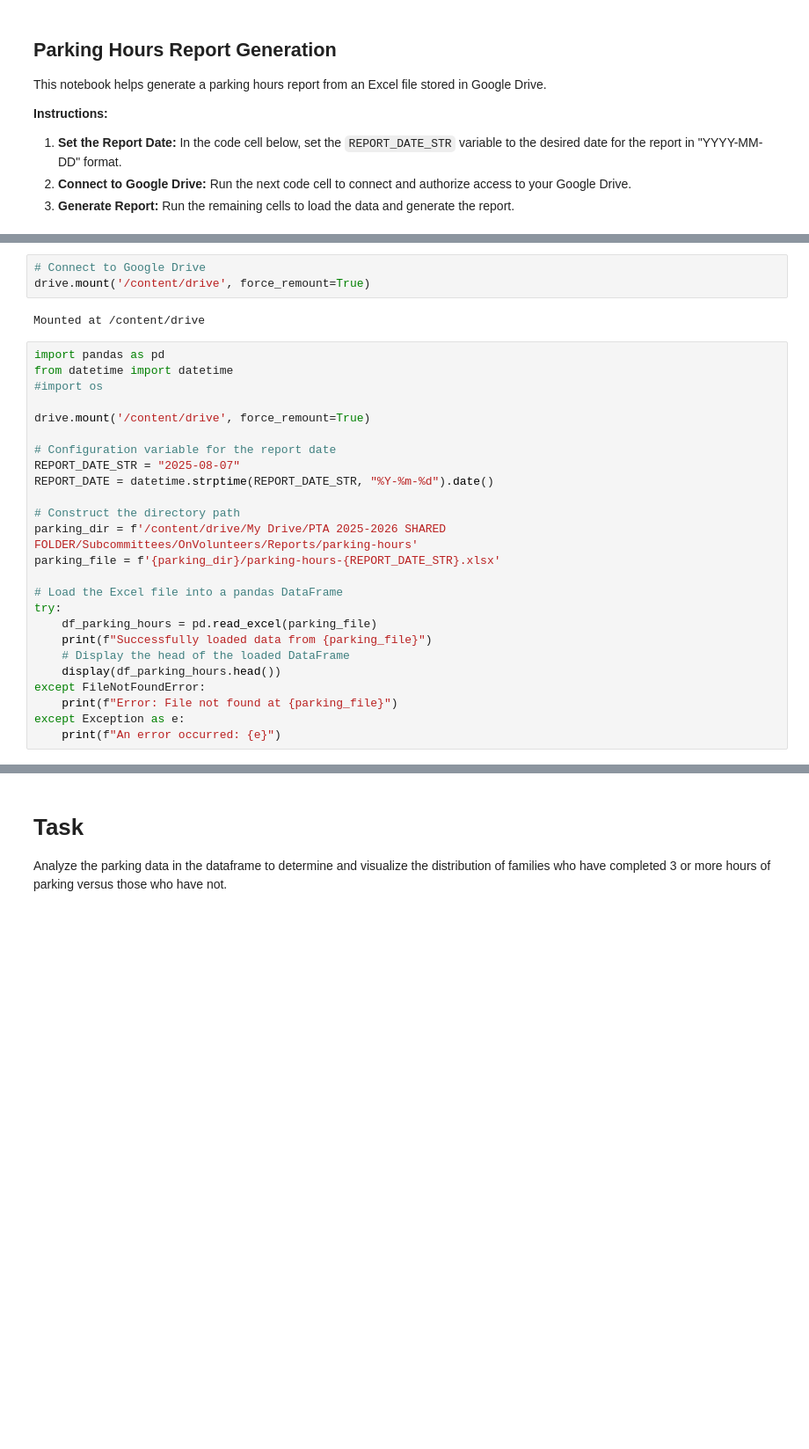
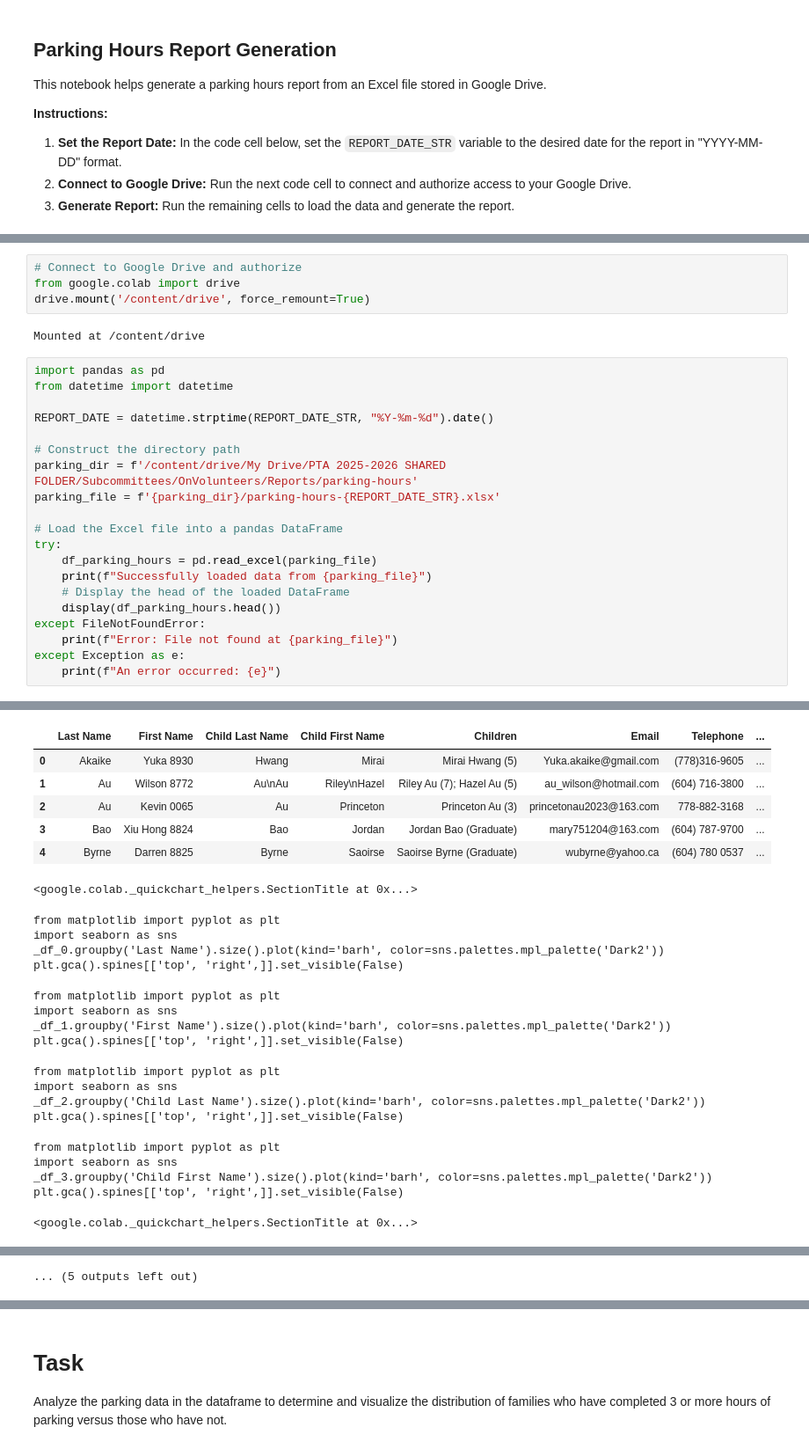
Before and after one commit to michaelsew/onvolunteers-notebook, a Jupyter notebook: google_drive_reporting.ipynb, the cells around one changed output, grey strips where cells are left out. Shown at 88% size. Saved outputs shown, nothing was run; the diff lists cells and outputs as text; blank space fills up the shorter version.

```diff
--- a/google_drive_reporting.ipynb
+++ b/google_drive_reporting.ipynb
@@ -18,17 +16,13 @@ from google.colab import drive
 # %%
-# Connect to Google Drive
+# Connect to Google Drive and authorize
+from google.colab import drive
 drive.mount('/content/drive', force_remount=True)
 # %% [output]
 Mounted at /content/drive
 # %%
 import pandas as pd
 from datetime import datetime
-#import os
 
-drive.mount('/content/drive', force_remount=True)
-
-# Configuration variable for the report date
-REPORT_DATE_STR = "2025-08-07"
 REPORT_DATE = datetime.strptime(REPORT_DATE_STR, "%Y-%m-%d").date()
 
 # Construct the directory path
@@ -45,3 +39,4 @@ except FileNotFoundError:
     print(f"Error: File not found at {parking_file}")
 except Exception as e:
     print(f"An error occurred: {e}")
+# %% [output]
@@ -47,0 +44,24 @@ except Exception as e:
+|  | Last Name | First Name | Child Last Name | Child First Name | Children | Email | Telephone | ... |
+| 0 | Akaike | Yuka 8930 | Hwang | Mirai | Mirai Hwang (5) | Yuka.akaike@gmail.com | (778)316-9605 | ... |
+| 1 | Au | Wilson 8772 | Au\nAu | Riley\nHazel | Riley Au (7); Hazel Au (5) | au_wilson@hotmail.com | (604) 716-3800 | ... |
+| 2 | Au | Kevin 0065 | Au | Princeton | Princeton Au (3) | princetonau2023@163.com | 778-882-3168 | ... |
+| 3 | Bao | Xiu Hong 8824 | Bao | Jordan | Jordan Bao (Graduate) | mary751204@163.com | (604) 787-9700 | ... |
+| 4 | Byrne | Darren 8825 | Byrne | Saoirse | Saoirse Byrne (Graduate) | wubyrne@yahoo.ca | (604) 780 0537 | ... |
+<google.colab._quickchart_helpers.SectionTitle at 0x...>
+from matplotlib import pyplot as plt
+import seaborn as sns
+_df_0.groupby('Last Name').size().plot(kind='barh', color=sns.palettes.mpl_palette('Dark2'))
+plt.gca().spines[['top', 'right',]].set_visible(False)
+from matplotlib import pyplot as plt
+import seaborn as sns
+_df_1.groupby('First Name').size().plot(kind='barh', color=sns.palettes.mpl_palette('Dark2'))
+plt.gca().spines[['top', 'right',]].set_visible(False)
+from matplotlib import pyplot as plt
+import seaborn as sns
+_df_2.groupby('Child Last Name').size().plot(kind='barh', color=sns.palettes.mpl_palette('Dark2'))
+plt.gca().spines[['top', 'right',]].set_visible(False)
+from matplotlib import pyplot as plt
+import seaborn as sns
+_df_3.groupby('Child First Name').size().plot(kind='barh', color=sns.palettes.mpl_palette('Dark2'))
+plt.gca().spines[['top', 'right',]].set_visible(False)
+<google.colab._quickchart_helpers.SectionTitle at 0x...>
@@ -47,0 +136 @@ except Exception as e:
+... (5 outputs left out)
```
Also changed, not shown: parts of 6 cells of this notebook.
